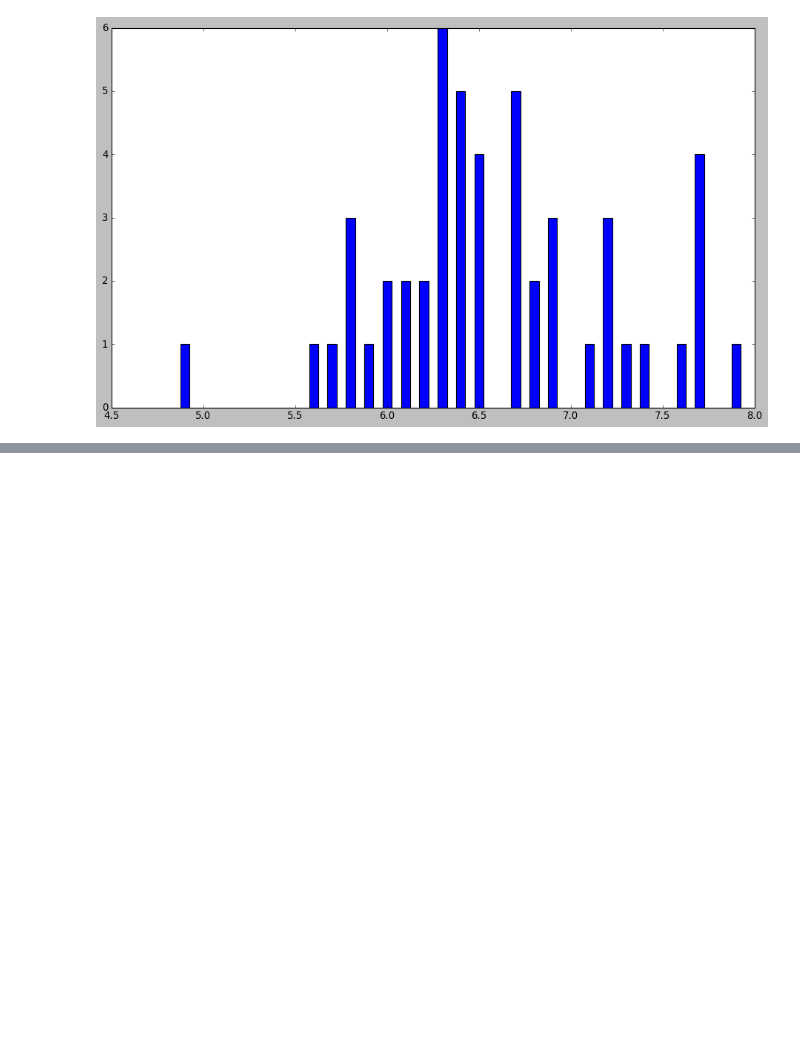
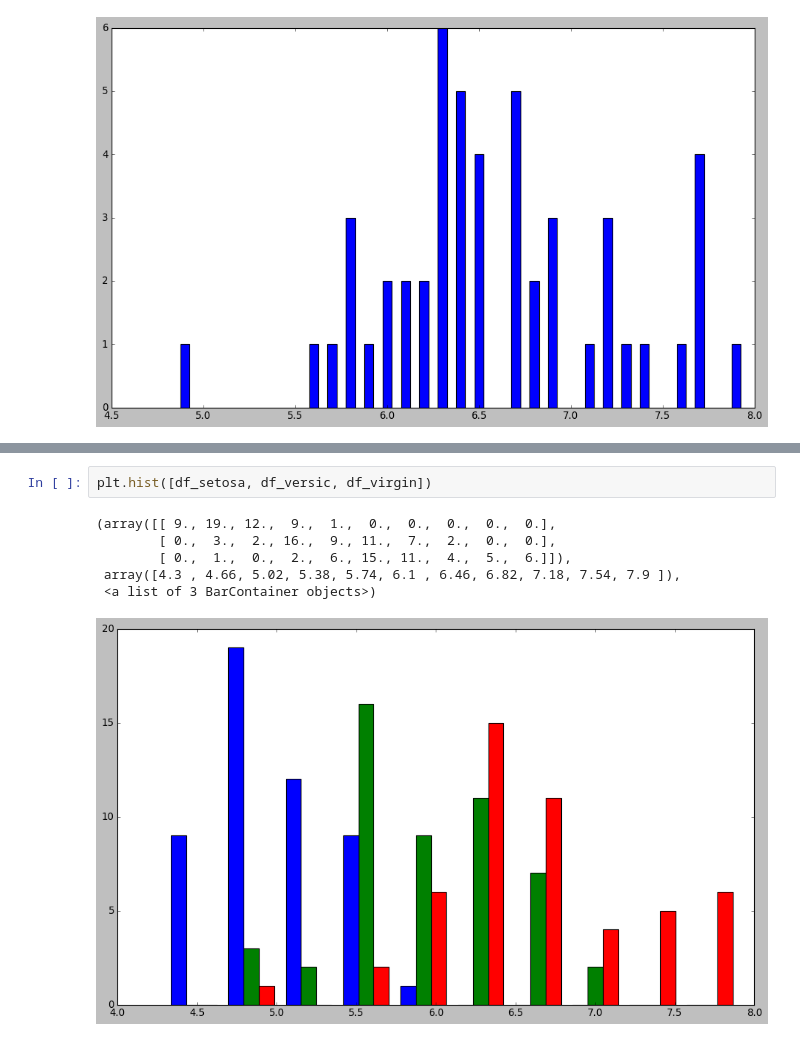
Before and after one commit to Michelleoc/fundamentals-of-data-analysis-workings, a Jupyter notebook: bar_histogram.ipynb, the cells around one changed output, grey strips where cells are left out. Drawn from its saved outputs; the diff is of its cells as text; blank space fills up the shorter version.

```diff
--- a/bar_histogram.ipynb
+++ b/bar_histogram.ipynb
@@ -147,0 +209,9 @@ plt.bar(sepal_counts.index, sepal_counts, width =0.05)
+# %%
+plt.hist([df_setosa, df_versic, df_virgin])
+# %% [output]
+(array([[ 9., 19., 12.,  9.,  1.,  0.,  0.,  0.,  0.,  0.],
+        [ 0.,  3.,  2., 16.,  9., 11.,  7.,  2.,  0.,  0.],
+        [ 0.,  1.,  0.,  2.,  6., 15., 11.,  4.,  5.,  6.]]),
+ array([4.3 , 4.66, 5.02, 5.38, 5.74, 6.1 , 6.46, 6.82, 7.18, 7.54, 7.9 ]),
+ <a list of 3 BarContainer objects>)
+[figure, added]
```
Also changed, not shown: parts of 8 cells of this notebook, 1 other file.
